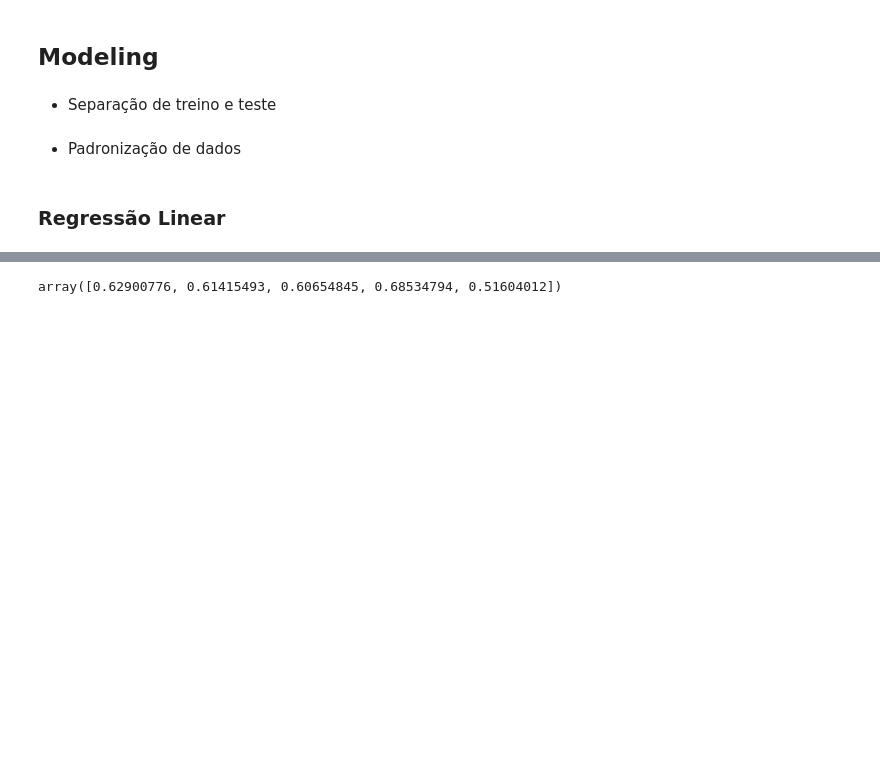
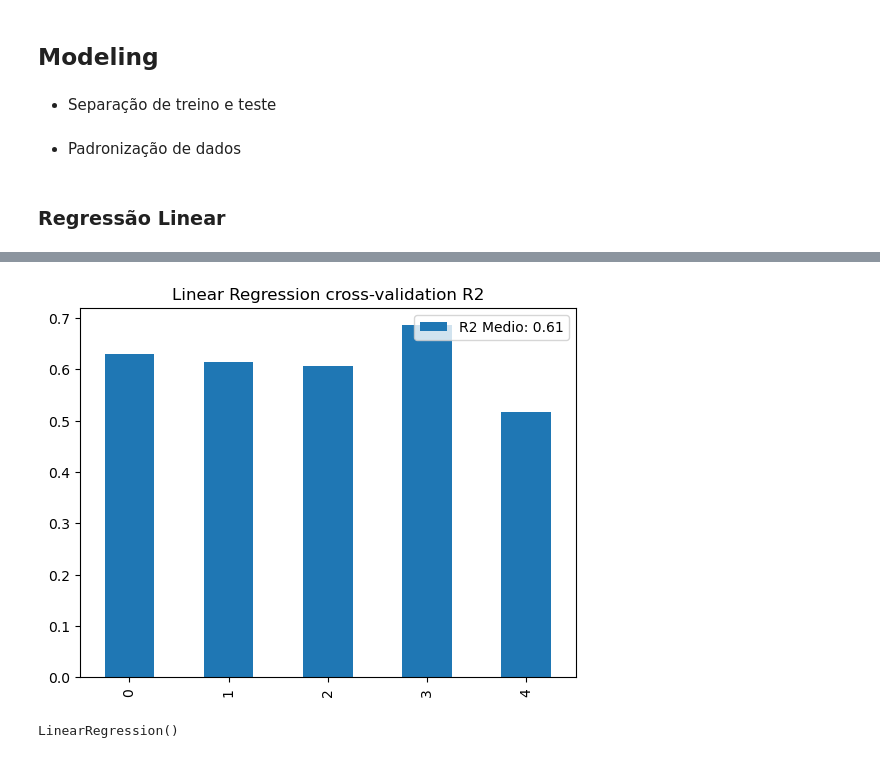
Before and after one commit to kauansacramento/energy-demand-forecast, a Jupyter notebook: energy_demand_forecast.ipynb, the cells around one changed output, grey strips where cells are left out. Drawn from its saved outputs; the diff is of its cells as text; code cells hidden in the pictures; blank space fills up the shorter version.

Commit message:
treinamento e performance dos modelos

```diff
--- a/energy_demand_forecast.ipynb
+++ b/energy_demand_forecast.ipynb
@@ -120,7 +120,7 @@ df.dropna(inplace=True)
 # %% [markdown]
 - Separação de treino e teste
 # %%
-X_train = df.query('ano < 2021').drop(columns='hourly_demand')
+X_train = df.query('ano < 2021').drop(columns='hourly_demand').reset_index(drop=True)
 # %%
-y_train = df.query('ano < 2021')['hourly_demand']
+y_train = df.query('ano < 2021')['hourly_demand'].reset_index(drop=True)
 # %%
@@ -156,2 +154,6 @@ from sklearn.model_selection import cross_val_score
 # %%
 from sklearn.linear_model import LinearRegression
+# %%
+model = LinearRegression(random_state=42)
+# %%
+cv_rl = pd.DataFrame(cross_validate(model, X_train_scaled, y_train, cv=5, scoring='r2'))
@@ -158,4 +169,10 @@ from sklearn.linear_model import LinearRegression
 # %%
-cross_val_score(LinearRegression(), X_train_scaled, y_train, cv=5, scoring='r2')
+ax = cv_rl['test_score'].plot(kind='bar', label=f'R2 Medio: {cv_rl["test_score"].mean().round(3)}')
+ax.set(title='Linear Regression cross-validation R2')
+plt.legend(loc='upper right');
 # %% [output]
-array([0.62900776, 0.61415493, 0.60654845, 0.68534794, 0.51604012])
+[figure, added]
+# %%
+model.fit(X_train_scaled, y_train)
+# %% [output]
+LinearRegression()
```
Also changed, not shown: parts of 27 cells of this notebook.
